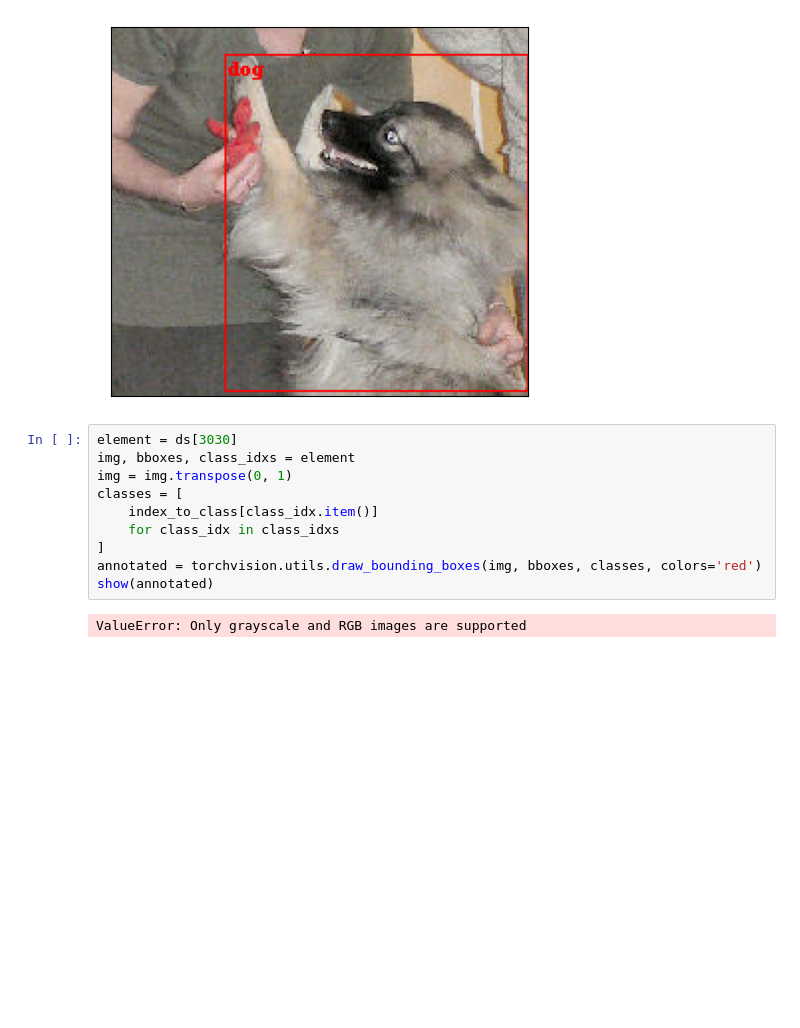
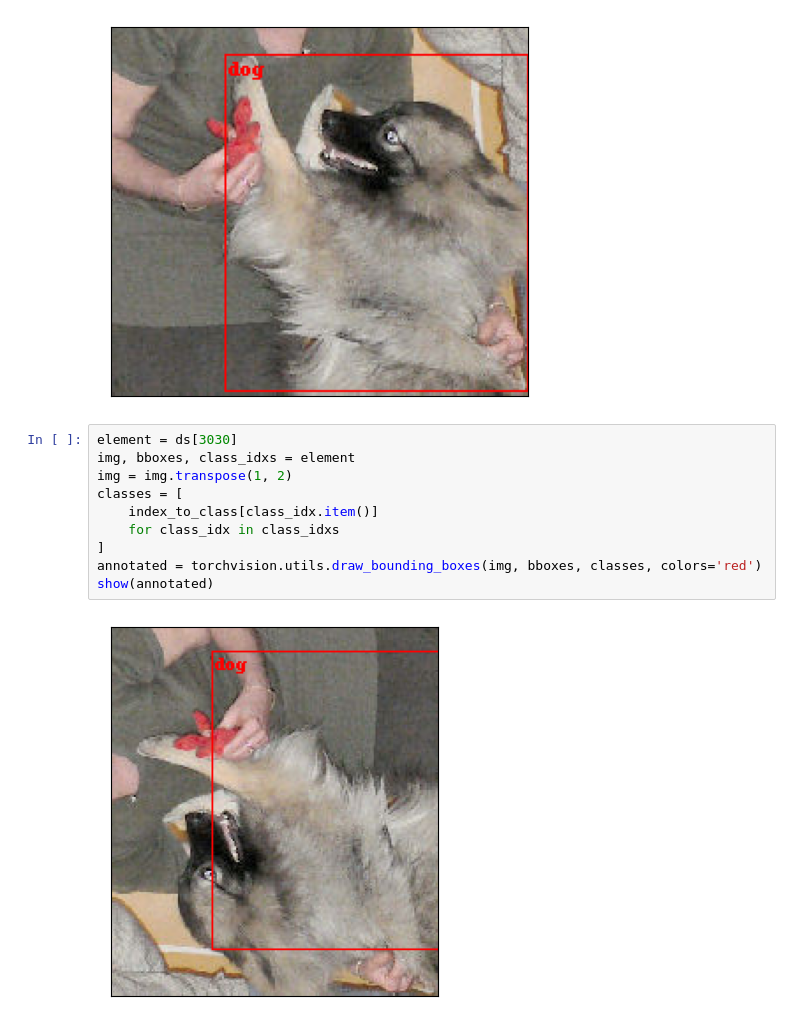
Before and after one commit to pscollins/NYU-Deep-Learning-Fall-2022, a Jupyter notebook: visualization.ipynb, the cells around one changed output. Saved outputs shown, nothing was run; the diff lists cells and outputs as text; blank space fills up the shorter version.

Commit message:
visualize flipped image

```diff
--- a/visualization.ipynb
+++ b/visualization.ipynb
@@ -136,12 +136,12 @@ show_with_bboxes(ds[3030])
 # %%
 element = ds[3030]
 img, bboxes, class_idxs = element
-img = img.transpose(0, 1)
+img = img.transpose(1, 2)
 classes = [
     index_to_class[class_idx.item()]
     for class_idx in class_idxs
 ]
 annotated = torchvision.utils.draw_bounding_boxes(img, bboxes, classes, colors='red')
 show(annotated)
 # %% [output]
-ValueError: Only grayscale and RGB images are supported
+[figure, added]
```
